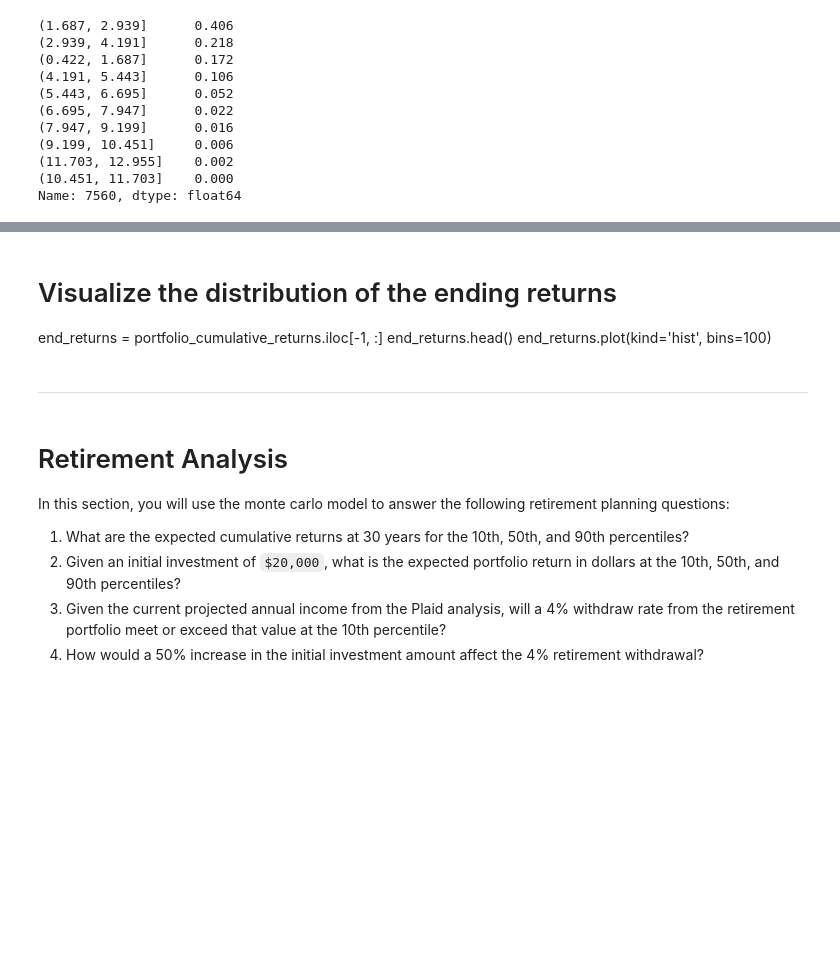
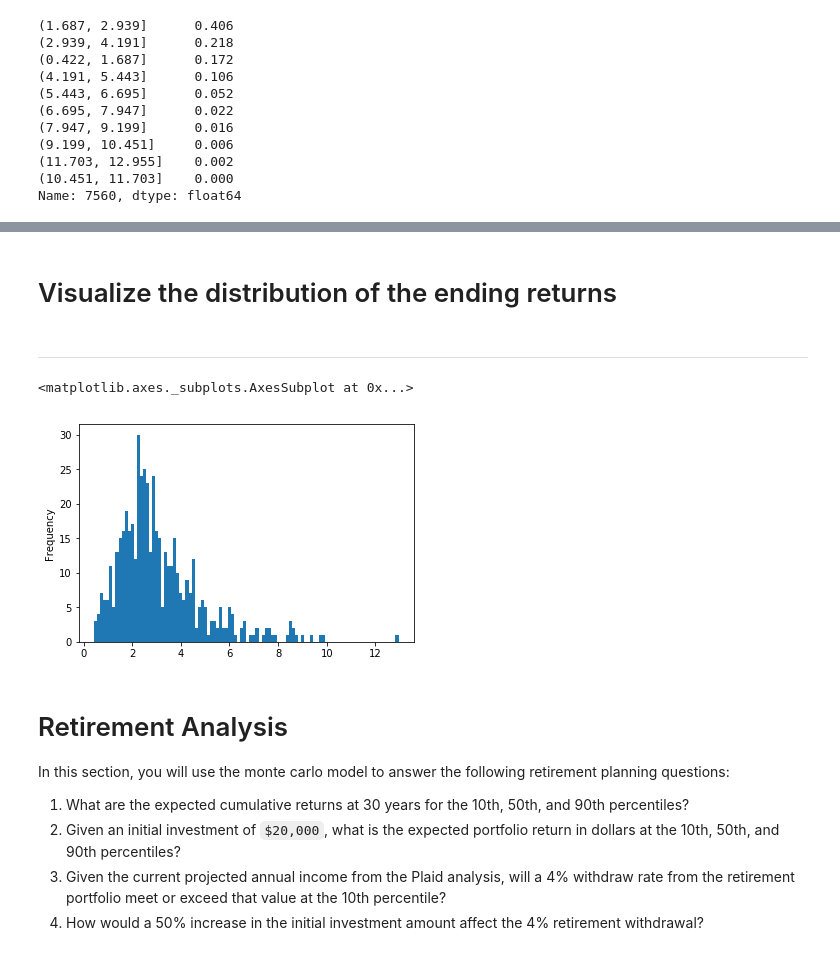
Before and after one commit to stragitech/APIs, a Jupyter notebook: portfolio_planner.ipynb, the cells around one changed output, grey strips where cells are left out. Saved outputs shown, nothing was run; the diff lists cells and outputs as text; code cells hidden in the pictures; blank space fills up the shorter version.

```diff
--- a/portfolio_planner.ipynb
+++ b/portfolio_planner.ipynb
@@ -236,10 +213,14 @@ None
 # %% [markdown]
 # Visualize the distribution of the ending returns
-end_returns = portfolio_cumulative_returns.iloc[-1, :]
-end_returns.head()
-end_returns.plot(kind='hist', bins=100)
 # %% [markdown]
 ---
+# %%
+end_returns = portfolio_cumulative_returns.iloc[-1, :]
+end_returns.head()
+end_returns.plot(kind='hist', bins=100)
+# %% [output]
+<matplotlib.axes._subplots.AxesSubplot at 0x...>
+[figure, added]
 # %% [markdown]
 # Retirement Analysis
 
```
Also changed, not shown: parts of 7 cells of this notebook, 1 other file.
